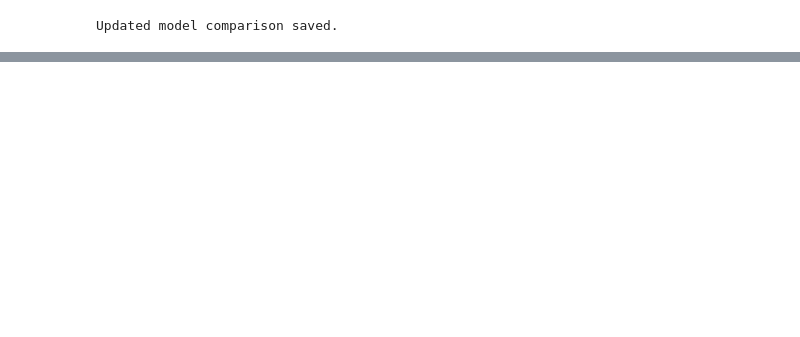
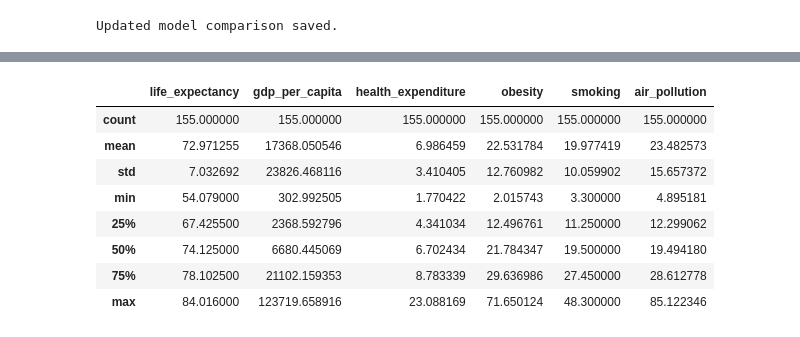
Before and after one commit to serrafrancesco271105/life-expectancy-machine-learning, a Jupyter notebook: notebooks/01_data_exploration.ipynb, the cells around one changed output, grey strips where cells are left out. Cells and saved outputs as stored; diff of their text form; code cells hidden in the pictures; blank space fills up the shorter version.

```diff
--- a/notebooks/01_data_exploration.ipynb
+++ b/notebooks/01_data_exploration.ipynb
@@ -2609,0 +2693,5 @@ Updated model comparison saved.
+# %%
+env_dataset = pd.read_csv("../data/final_environment_model_dataset.csv")
+
+print(env_dataset.columns.tolist())
+env_dataset.head()
@@ -2609,0 +2706,12 @@ Updated model comparison saved.
+# %%
+env_dataset.describe()
+# %% [output]
+|  | life_expectancy | gdp_per_capita | health_expenditure | obesity | smoking | air_pollution |
+| count | 155.000000 | 155.000000 | 155.000000 | 155.000000 | 155.000000 | 155.000000 |
+| mean | 72.971255 | 17368.050546 | 6.986459 | 22.531784 | 19.977419 | 23.482573 |
+| std | 7.032692 | 23826.468116 | 3.410405 | 12.760982 | 10.059902 | 15.657372 |
+| min | 54.079000 | 302.992505 | 1.770422 | 2.015743 | 3.300000 | 4.895181 |
+| 25% | 67.425500 | 2368.592796 | 4.341034 | 12.496761 | 11.250000 | 12.299062 |
+| 50% | 74.125000 | 6680.445069 | 6.702434 | 21.784347 | 19.500000 | 19.494180 |
+| 75% | 78.102500 | 21102.159353 | 8.783339 | 29.636986 | 27.450000 | 28.612778 |
+| max | 84.016000 | 123719.658916 | 23.088169 | 71.650124 | 48.300000 | 85.122346 |
```
Also changed, not shown: parts of 22 cells of this notebook, 12 other files.
